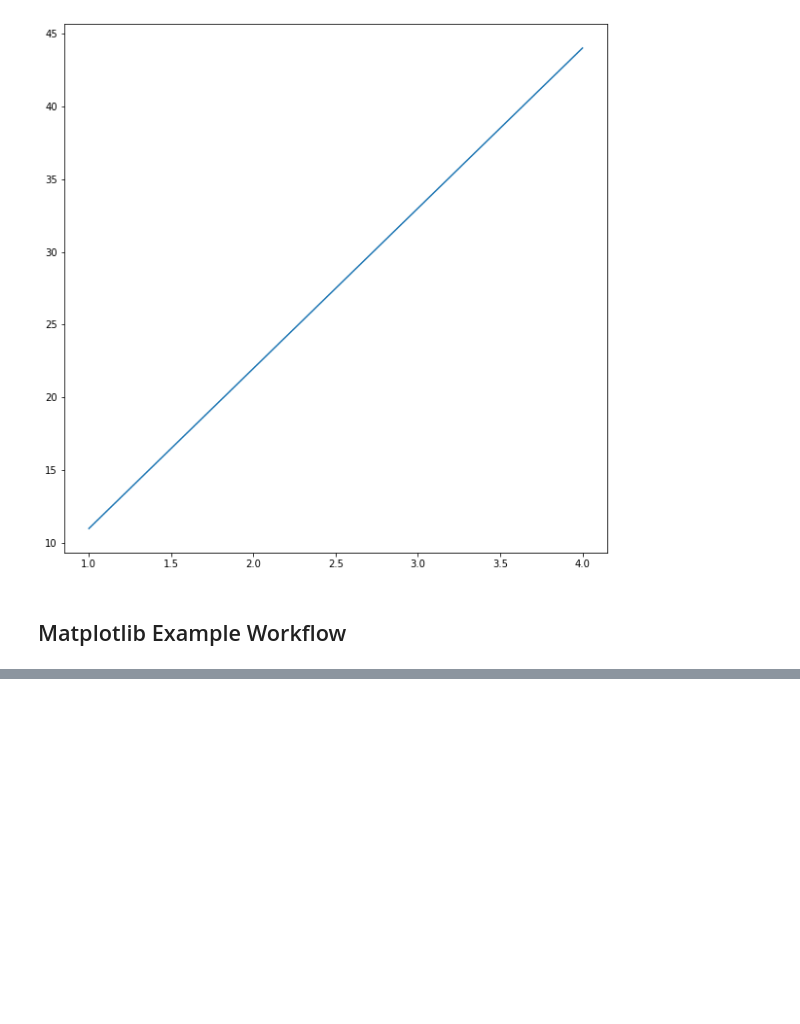
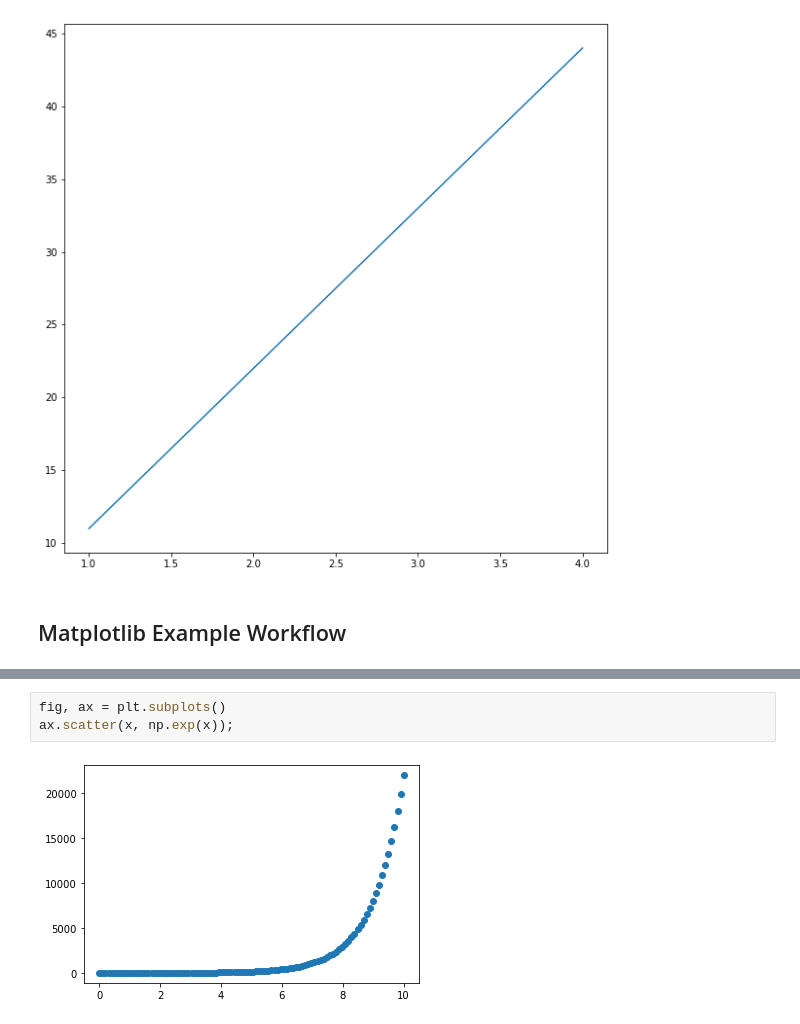
Before and after one commit to tothetop430/MLZTM-Exercises, a Jupyter notebook: matplotlib/introduction-to-matplotlib.ipynb, the cells around one changed output, grey strips where cells are left out. Cells and saved outputs as stored; diff of their text form; blank space fills up the shorter version.

```diff
--- a/matplotlib/introduction-to-matplotlib.ipynb
+++ b/matplotlib/introduction-to-matplotlib.ipynb
@@ -77,0 +96,5 @@ fig.savefig('../images/sample-normal-data.png')
+# %%
+fig, ax = plt.subplots()
+ax.scatter(x, np.exp(x));
+# %% [output]
+[figure, added]
```
Also changed, not shown: parts of 8 cells of this notebook.
